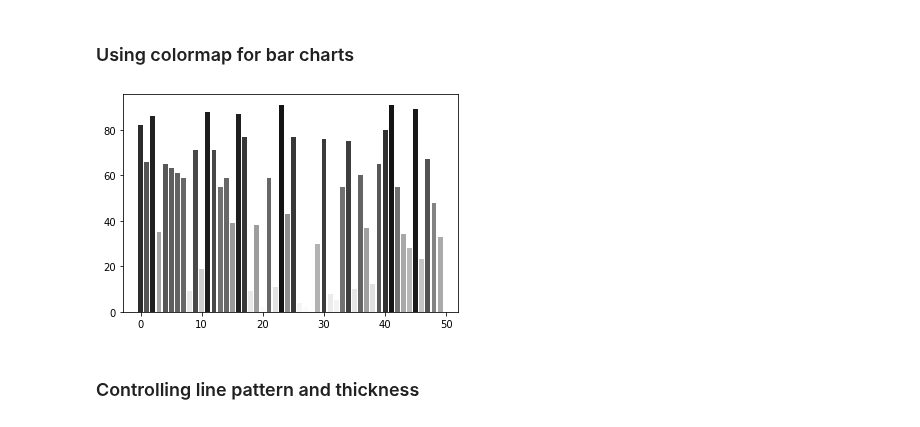
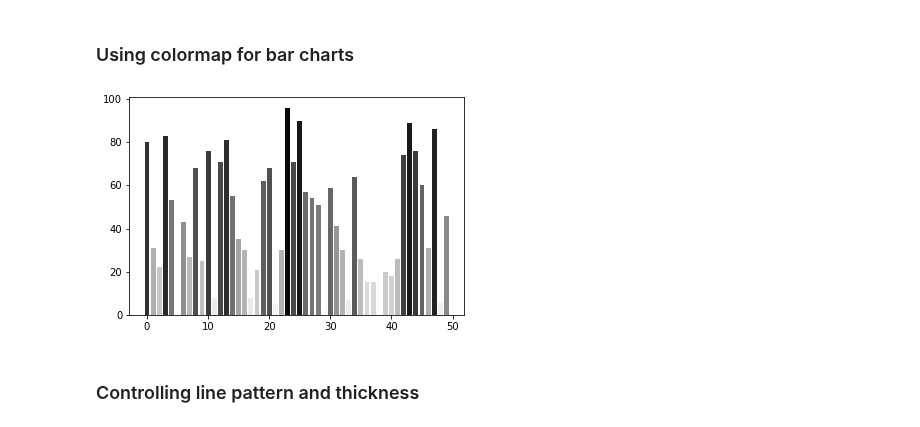
Before and after one commit to udhayprakash/PythonMaterial, a Jupyter notebook: python3/17_data_science_modules/03_matplotlib/Matplotlib - for Data Visualization.ipynb, the cells around one changed output. Saved outputs shown, nothing was run; the diff lists cells and outputs as text; code cells hidden in the pictures.

```diff
--- a/python3/17_data_science_modules/03_matplotlib/Matplotlib - for Data Visualization.ipynb
+++ b/python3/17_data_science_modules/03_matplotlib/Matplotlib - for Data Visualization.ipynb
@@ -345,16 +337,16 @@ plt.show()
 # %%
 import numpy as np
 import matplotlib.cm as cm
 import matplotlib.colors as col
 import matplotlib.pyplot as plt
 
-values = np.random.random_integers(99, size = 50)
+values = np.random.randint(low=0, high=99, size=50)
 cmap = cm.ScalarMappable(col.Normalize(0, 99), cm.binary)
 
 plt.bar(np.arange(len(values)), values, color = cmap.to_rgba(values))
 plt.show()
 # %% [output]
-[figure, old version]
+[figure, new version]
 # %% [markdown]
 ### Controlling line pattern and thickness
 # %%
```
Also changed, not shown: parts of 11 cells of this notebook, 9 other files.
